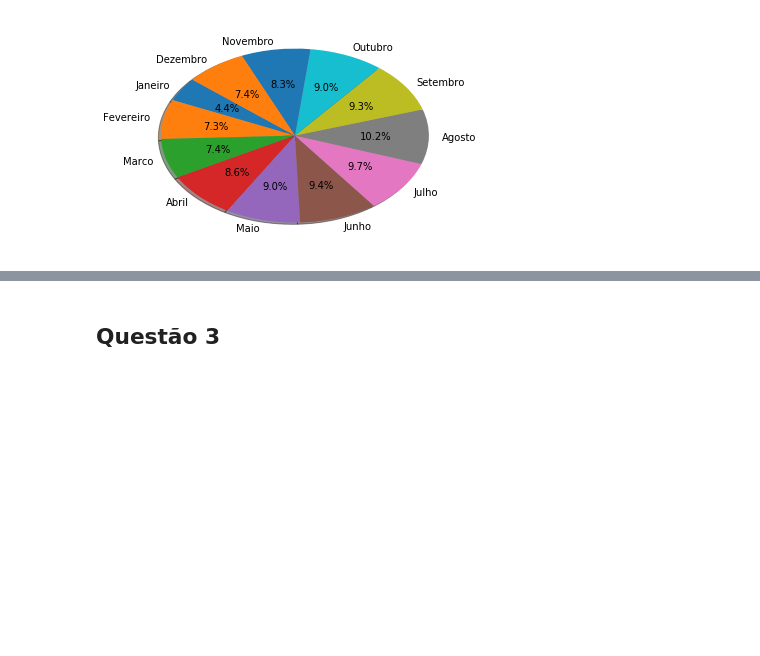
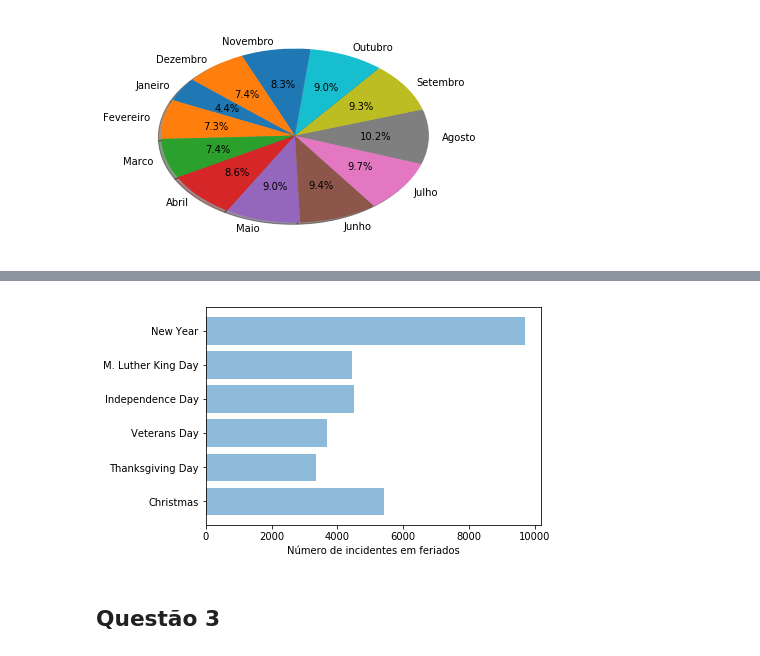
Before and after one commit to yurickyh/MAC0459, a Jupyter notebook: Chicago_Crime_Team_EP/DataScienceEP2.ipynb, the cells around one changed output, grey strips where cells are left out. Saved outputs shown, nothing was run; the diff lists cells and outputs as text; code cells hidden in the pictures; blank space fills up the shorter version.

```diff
--- a/Chicago_Crime_Team_EP/DataScienceEP2.ipynb
+++ b/Chicago_Crime_Team_EP/DataScienceEP2.ipynb
@@ -167,3 +197,23 @@ plt.pie(periods_by_month, labels=labels, autopct='%1.1f%%', shadow=True, startan
+# %%
+crimes['Month and Day'] = crimes['Date'].str[:5]
+christmas1 = crimes[(crimes['Month and Day'] == '12/24')]
+christmas2 = crimes[(crimes['Month and Day'] == '12/25')]
+fourth = crimes[(crimes['Month and Day'] == '07/04')]
+thanks = crimes[(crimes['Month and Day'] == '11/28')]
+martin = crimes[(crimes['Month and Day'] == '01/15')]
+new1 = crimes[(crimes['Month and Day'] == '01/01')]
+new2 = crimes[(crimes['Month and Day'] == '12/31')]
+veteran = crimes[(crimes['Month and Day'] == '11/11')]
+
+holidays = ('Christmas', 'Thanksgiving Day', 'Veterans Day', 'Independence Day', 'M. Luther King Day', 'New Year')
+x = np.arange(len(holidays))
+numbers = [christmas1.shape[0]+christmas2.shape[0], thanks.shape[0], veteran.shape[0], fourth.shape[0], martin.shape[0], new1.shape[0]+new2.shape[0]]
+plt.barh(x, numbers, align='center', alpha=0.5)
+plt.yticks(x, holidays)
+plt.xlabel('Número de incidentes em feriados')
+plt.show()
+# %% [output]
+[figure, added]
 # %% [markdown]
 ## Questão 3
 # %% [markdown]
```
Also changed, not shown: parts of 21 cells of this notebook.
